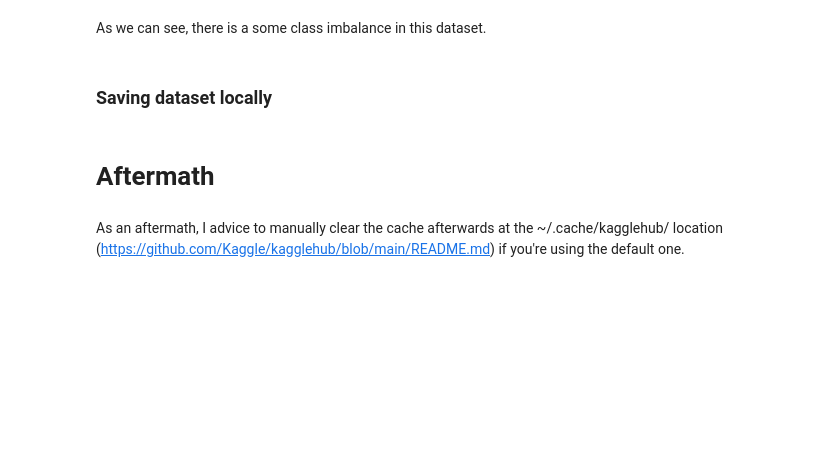
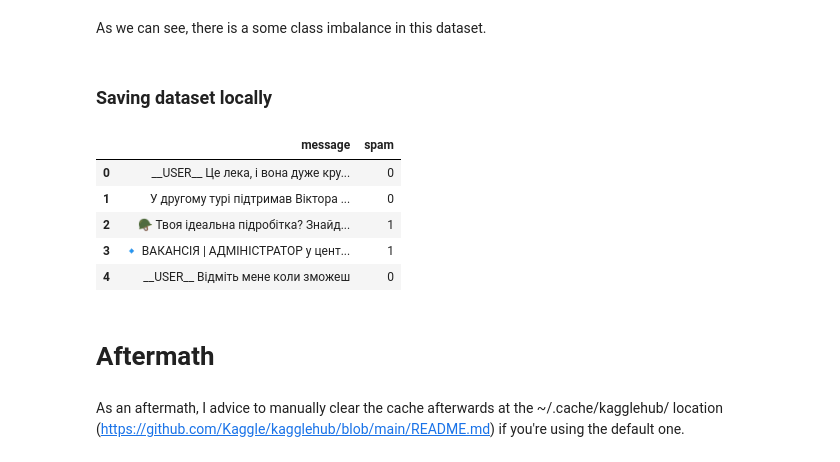
Before and after one commit to amiadesu/en-uk-ru-spam-detector, a Jupyter notebook: notebooks/01_data_preparation/01_data_loading.ipynb, the cells around one changed output. Drawn from its saved outputs; the diff is of its cells as text; code cells hidden in the pictures; blank space fills up the shorter version.

Commit message:
Added renaming step inside Ukrainian spam dataset loader workflow.

```diff
--- a/notebooks/01_data_preparation/01_data_loading.ipynb
+++ b/notebooks/01_data_preparation/01_data_loading.ipynb
@@ -365,5 +365,15 @@ ukrainian_spam_detection_df.groupby("spam").count()
 As we can see, there is a some class imbalance in this dataset.
 # %% [markdown]
 ### Saving dataset locally
+# %%
+ukrainian_spam_detection_renamed_df = ukrainian_spam_detection_df.rename(columns={"text": "message"}).copy()
+ukrainian_spam_detection_renamed_df.head()
+# %% [output]
+|  | message | spam |
+| 0 | __USER__ Це лека, і вона дуже кру... | 0 |
+| 1 | У другому турі підтримав Віктора ... | 0 |
+| 2 | 🪖 Твоя ідеальна підробітка? Знайд... | 1 |
+| 3 | 🔹 ВАКАНСІЯ | АДМІНІСТРАТОР у цент... | 1 |
+| 4 | __USER__ Відміть мене коли зможеш | 0 |
 # %%
 with open(ukrainian_spam_detection_dataset_save_path, "+w", encoding="utf-8") as f:
```
Also changed, not shown: parts of 1 cell of this notebook.
